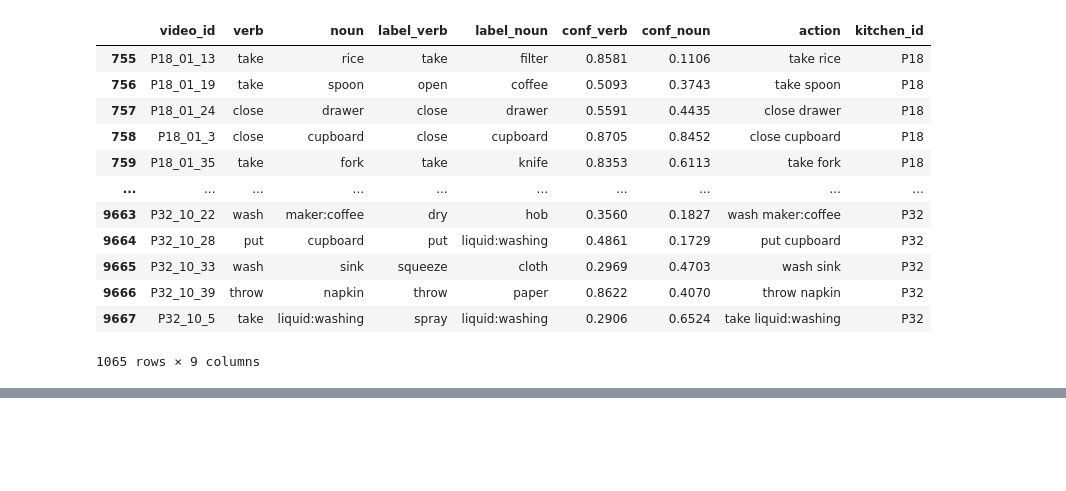
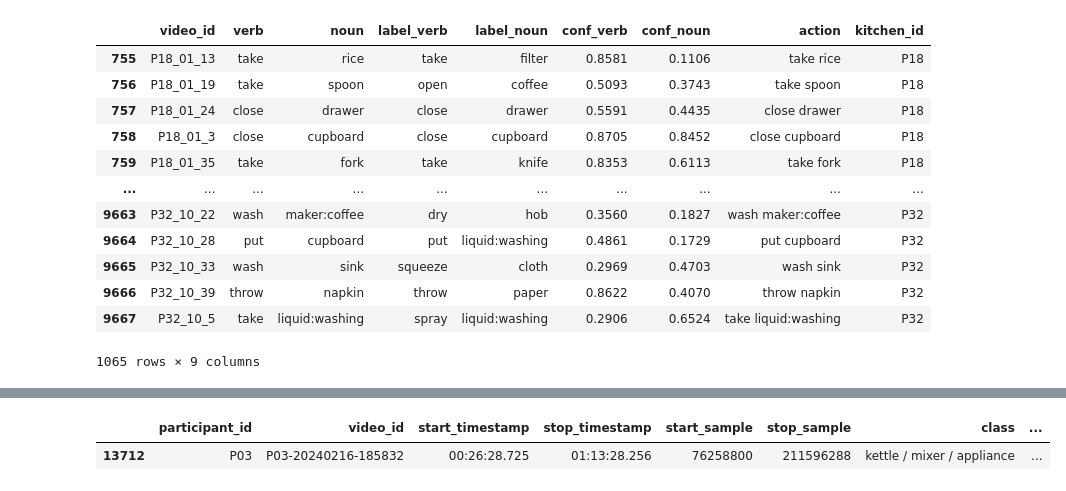
Before and after one commit to joohyunchang/Bida, a Jupyter notebook: temp.ipynb, the cells around one changed output, grey strips where cells are left out. Drawn from its saved outputs; the diff is of its cells as text; code cells hidden in the pictures; blank space fills up the shorter version.

```diff
--- a/temp.ipynb
+++ b/temp.ipynb
@@ -505,0 +311,11 @@ plt.show()
+# %%
+anno_df[anno_df['mp4_name'] == 'P01-20240204-145458-28292544']
+anno_df[anno_df['mp4_name'] == 'P01-20240203-135502-23089776']
+# anno_df[anno_df['mp4_name'] == 'P01-20240203-121517-10219440']
+# anno_df[anno_df['mp4_name'] == 'P01-20240202-161354-3144384']
+# anno_df[anno_df['mp4_name'] == 'P01-20240202-161948-0']
+anno_df[anno_df['mp4_name'] == 'P01-20240203-132119-46784448']
+anno_df[anno_df['mp4_name'] == 'P03-20240216-185832-76258800']
+# %% [output]
+|  | participant_id | video_id | start_timestamp | stop_timestamp | start_sample | stop_sample | class | ... |
+| 13712 | P03 | P03-20240216-185832 | 00:26:28.725 | 01:13:28.256 | 76258800 | 211596288 | kettle / mixer / appliance | ... |
```
Also changed, not shown: parts of 19 cells of this notebook, 8 other files.
